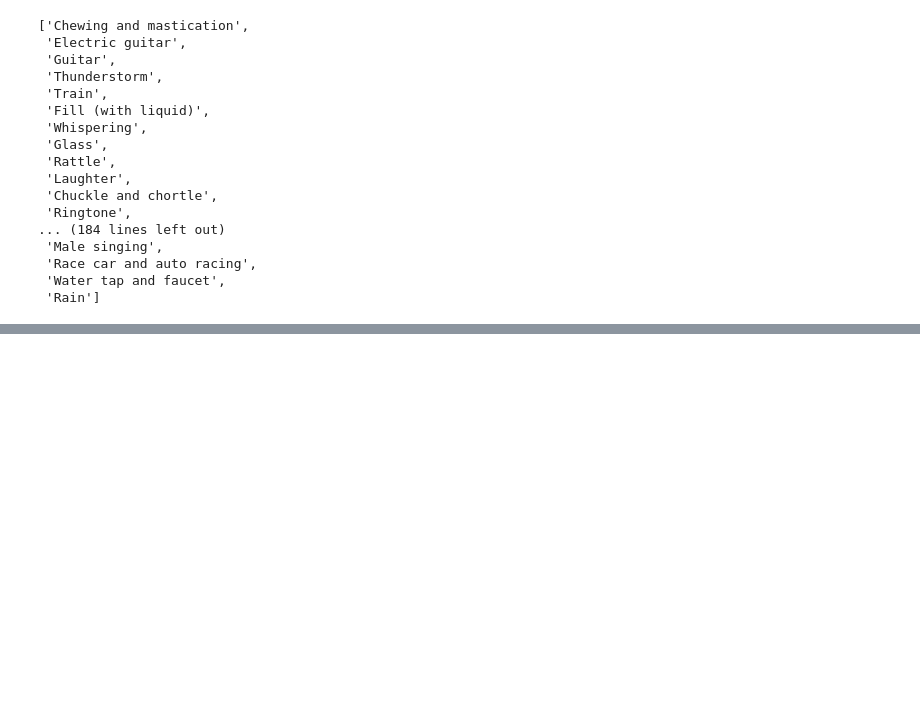
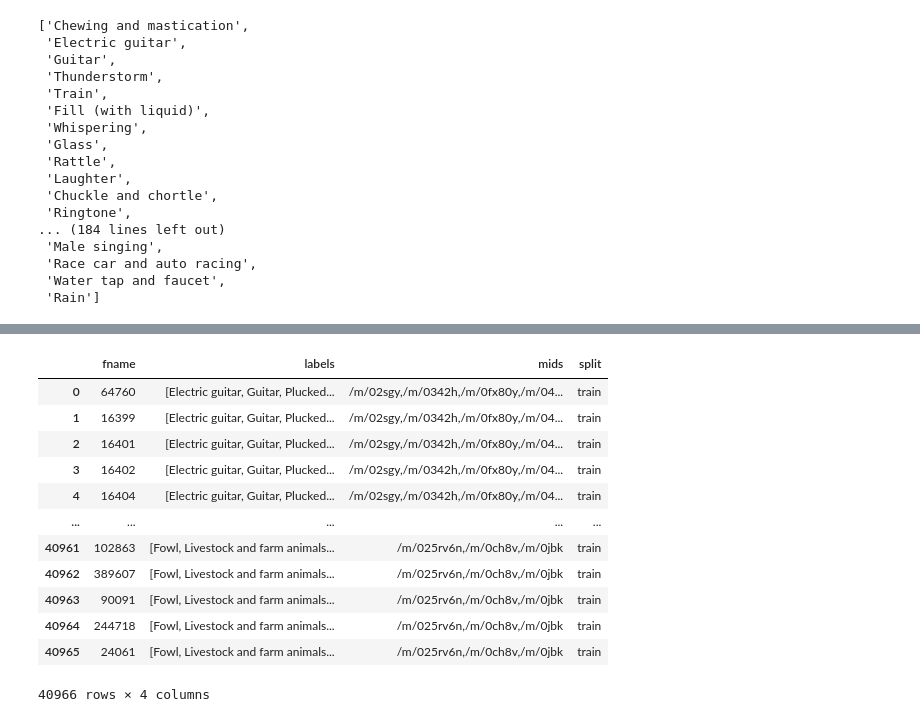
Before and after one commit to Cod-Am/Noise-Reduction-in-Speech, a Jupyter notebook: project.ipynb, the cells around one changed output, grey strips where cells are left out. Drawn from its saved outputs; the diff is of its cells as text; code cells hidden in the pictures; blank space fills up the shorter version.

Commit message:
targeted ids dataset created

```diff
--- a/project.ipynb
+++ b/project.ipynb
@@ -35,5 +35,5 @@ Audio(y, rate=sr)
 * Load and analyse the dataset
 # %%
 path = f'{ground_truth_path}/dev.csv'
-dataset_annotation = pd.read_csv(path)
+train_dataset_annotation = pd.read_csv(path)
 # %%
@@ -60,14 +60,14 @@ print(dataset_annotation['labels'][1])
 Electric_guitar,Guitar,Plucked_string_instrument,Musical_instrument,Music
 # %%
 #  preprocessing labels for analysis
-labels = dataset_annotation['labels']
+labels = train_dataset_annotation['labels']
 processed_labels = []
 for row in labels:
     row = row.replace('_' , ' ')
     tag_array = row.split(',')
     print(tag_array)
     processed_labels.append(tag_array)
-dataset_annotation['labels'] = processed_labels
+train_dataset_annotation['labels'] = processed_labels
 # %% [output]
 ['Electric guitar', 'Guitar', 'Plucked string instrument', 'Musical instrument', 'Music']
 ['Electric guitar', 'Guitar', 'Plucked string instrument', 'Musical instrument', 'Music']
@@ -148,0 +149,16 @@ unique_tags_dataframe.to_csv('datasets/unique_tags_list.csv',index=False)
+# %%
+train_dataset_annotation
+# %% [output]
+|  | fname | labels | mids | split |
+| 0 | 64760 | [Electric guitar, Guitar, Plucked... | /m/02sgy,/m/0342h,/m/0fx80y,/m/04... | train |
+| 1 | 16399 | [Electric guitar, Guitar, Plucked... | /m/02sgy,/m/0342h,/m/0fx80y,/m/04... | train |
+| 2 | 16401 | [Electric guitar, Guitar, Plucked... | /m/02sgy,/m/0342h,/m/0fx80y,/m/04... | train |
+| 3 | 16402 | [Electric guitar, Guitar, Plucked... | /m/02sgy,/m/0342h,/m/0fx80y,/m/04... | train |
+| 4 | 16404 | [Electric guitar, Guitar, Plucked... | /m/02sgy,/m/0342h,/m/0fx80y,/m/04... | train |
+| ... | ... | ... | ... | ... |
+| 40961 | 102863 | [Fowl, Livestock and farm animals... | /m/025rv6n,/m/0ch8v,/m/0jbk | train |
+| 40962 | 389607 | [Fowl, Livestock and farm animals... | /m/025rv6n,/m/0ch8v,/m/0jbk | train |
+| 40963 | 90091 | [Fowl, Livestock and farm animals... | /m/025rv6n,/m/0ch8v,/m/0jbk | train |
+| 40964 | 244718 | [Fowl, Livestock and farm animals... | /m/025rv6n,/m/0ch8v,/m/0jbk | train |
+| 40965 | 24061 | [Fowl, Livestock and farm animals... | /m/025rv6n,/m/0ch8v,/m/0jbk | train |
+40966 rows × 4 columns
```
Also changed, not shown: parts of 7 cells of this notebook, 1 other file.
